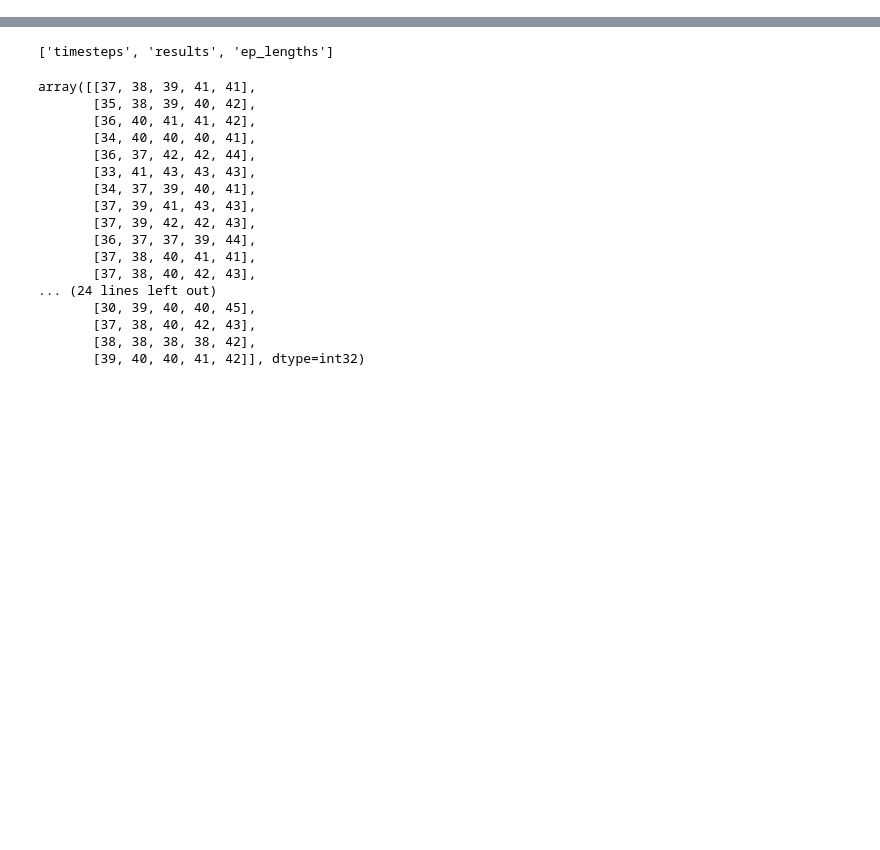
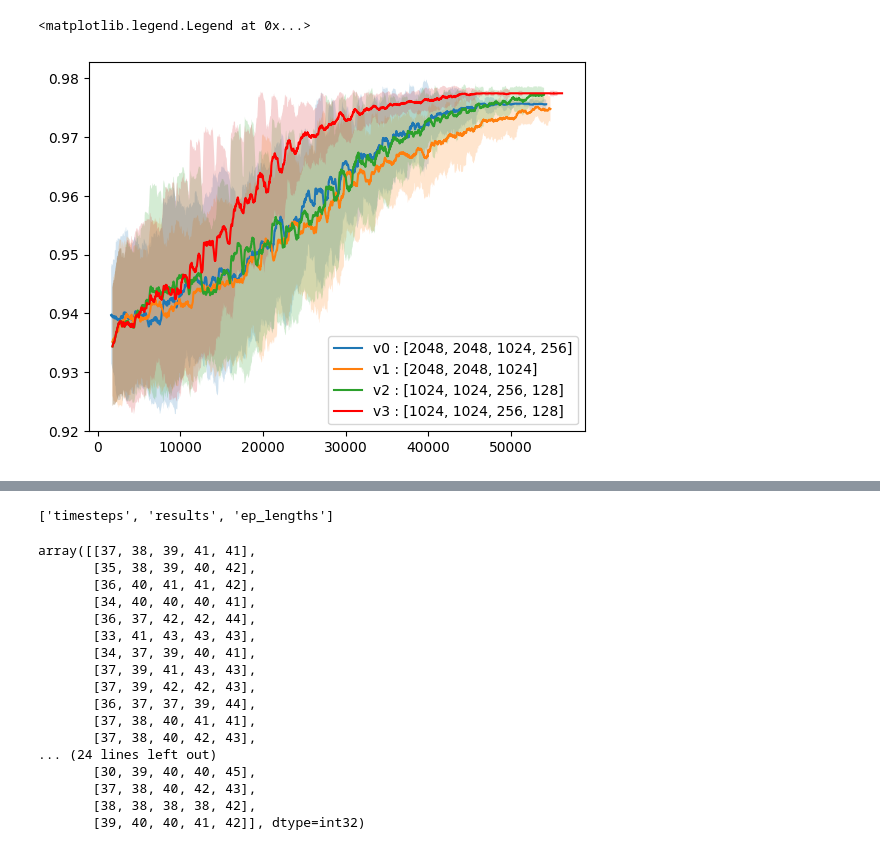
Before and after one commit to Farid-Najar/TransportersDilemma, a Jupyter notebook: RL/notebook.ipynb, the cells around one changed output, grey strips where cells are left out. Cells and saved outputs as stored; diff of their text form; code cells hidden in the pictures; blank space fills up the shorter version.

```diff
--- a/RL/notebook.ipynb
+++ b/RL/notebook.ipynb
@@ -0,0 +123,19 @@
+# %%
+k = 0
+# l = 0
+obs, info = env.reset()
+while True:
+    action_masks = get_action_masks(env)
+    a, _states = model.predict(obs, action_masks=action_masks)
+    print(a)
+    obs, r_model, d, _, info = env.step(a)
+    k+=1
+    # if a in retained:
+    #     l+=1
+    # print('action : ', a)
+    if d:
+        break
+print('r : ', r_model)
+print('omitted : ', k)
+# print(l/k)
+print(info)
@@ -47,0 +224,41 @@ plot_results(log_dir)
+# %%
+log_folder = 'ppo_mask/rewardMode(normalized_terminal)_steps(50000)/'
+x, y = ts2xy(load_results(log_folder), "timesteps")
+y, std = moving_average(y, window=50)
+# Truncate x
+x = x[len(x) - len(y) :]
+fig = plt.figure('title')
+plt.plot(x, y, label='v0 : [2048, 2048, 1024, 256]')
+plt.fill_between(x, y - 2*std, y + 2*std, alpha=0.2)
+
+log_folder = 'ppo_mask/rewardMode(normalized_terminal)_steps(51200)/'
+x, y = ts2xy(load_results(log_folder), "timesteps")
+y, std = moving_average(y, window=50)
+# Truncate x
+x = x[len(x) - len(y) :]
+fig = plt.figure('title')
+plt.plot(x, y, label='v1 : [2048, 2048, 1024]')
+plt.fill_between(x, y - 2*std, y + 2*std, alpha=0.2)
+
+log_folder = 'ppo_mask/rewardMode(normalized_terminal)_steps(51000)/'
+x, y = ts2xy(load_results(log_folder), "timesteps")
+y, std = moving_average(y, window=50)
+# Truncate x
+x = x[len(x) - len(y) :]
+fig = plt.figure('title')
+plt.plot(x, y, label='v2 : [1024, 1024, 256, 128]')
+plt.fill_between(x, y - 2*std, y + 2*std, alpha=0.2)
+
+log_folder = 'ppo_mask/rewardMode(normalized_terminal)_steps(51250)/'
+x, y = ts2xy(load_results(log_folder), "timesteps")
+y, std = moving_average(y, window=50)
+# Truncate x
+x = x[len(x) - len(y) :]
+fig = plt.figure('title')
+plt.plot(x, y, label='v3 : [1024, 1024, 256, 128]', color='red')
+plt.fill_between(x, y - 2*std, y + 2*std, alpha=0.2)
+
+plt.legend()
+# %% [output]
+<matplotlib.legend.Legend at 0x...>
+[figure, added]
```
Also changed, not shown: parts of 22 cells of this notebook, 48 other files.
